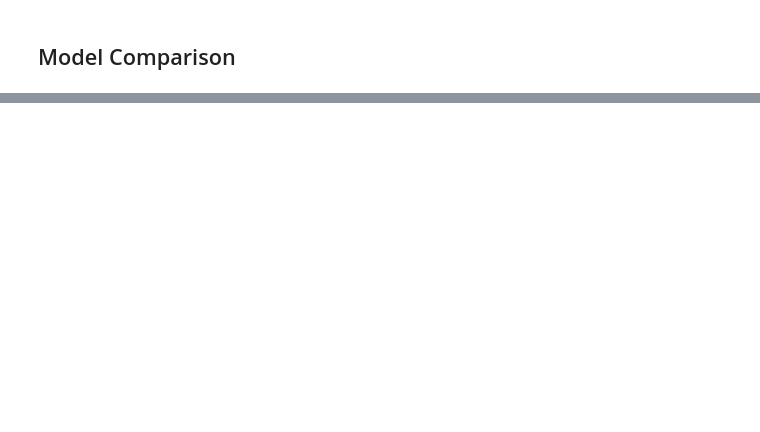
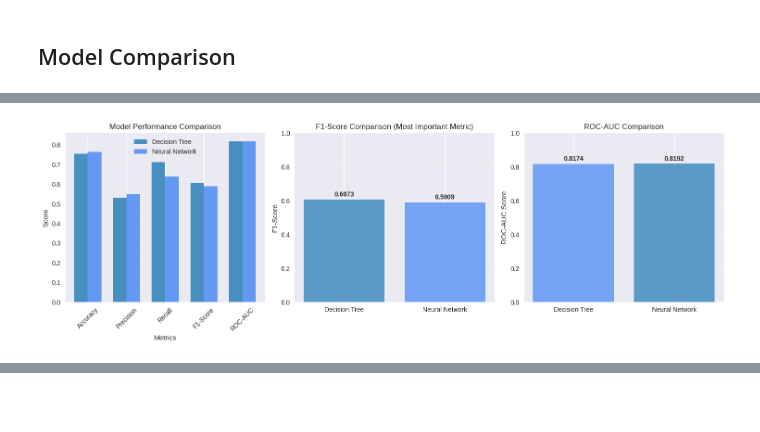
Before and after one commit to Saniru2006/Telco_Customer_Churn_2425606, a Jupyter notebook: CM2604_2425606_ICW.ipynb, the cells around one changed output, grey strips where cells are left out. Saved outputs shown, nothing was run; the diff lists cells and outputs as text; code cells hidden in the pictures; blank space fills up the shorter version.

```diff
--- a/CM2604_2425606_ICW.ipynb
+++ b/CM2604_2425606_ICW.ipynb
@@ -966,2 +1087,100 @@ Model: "sequential"
 # %% [markdown]
 ## Model Comparison
+# %%
+print("\n2.5 MODEL COMPARISON")
+
+# Create comparison table
+comparison_data = {
+    'Metric': ['Accuracy', 'Precision', 'Recall', 'F1-Score', 'ROC-AUC'],
+    'Decision Tree': [
+        dt_results['accuracy'],
+        dt_results['precision'],
+        dt_results['recall'],
+        dt_results['f1'],
+        dt_results['auc']
+    ],
+    'Neural Network': [
+        nn_results['accuracy'],
+        nn_results['precision'],
+        nn_results['recall'],
+        nn_results['f1'],
+        nn_results['auc']
+    ]
+}
+
+comparison_df = pd.DataFrame(comparison_data)
+print("\nModel Performance Comparison:")
+display(comparison_df.round(4))
+
+# Visual comparison
+fig, axes = plt.subplots(1, 3, figsize=(15, 5))
+
+# Bar chart comparison
+metrics = ['Accuracy', 'Precision', 'Recall', 'F1-Score', 'ROC-AUC']
+x_pos = np.arange(len(metrics))
+width = 0.35
+
+axes[0].bar(x_pos - width/2, comparison_df['Decision Tree'], width,
+            label='Decision Tree', alpha=0.8, color='#1f77b4')
+axes[0].bar(x_pos + width/2, comparison_df['Neural Network'], width,
+            label='Neural Network', alpha=0.8, color='#4285f4')
+
+axes[0].set_xlabel('Metrics')
+axes[0].set_ylabel('Score')
+axes[0].set_title('Model Performance Comparison')
+axes[0].set_xticks(x_pos)
+axes[0].set_xticklabels(metrics, rotation=45)
+axes[0].legend()
+axes[0].grid(axis='y', alpha=0.3)
+
+# F1-Score focus
+models = ['Decision Tree', 'Neural Network']
+f1_scores = [dt_results['f1'], nn_results['f1']]
+colors = ['#1f77b4', '#4285f4'] if dt_results['f1'] > nn_results['f1'] else ['#4285f4', '#1f77b4']
+
+bars = axes[1].bar(models, f1_scores, color=colors, alpha=0.7)
+axes[1].set_title('F1-Score Comparison (Most Important Metric)')
+axes[1].set_ylabel('F1-Score')
+axes[1].set_ylim(0, 1)
+axes[1].grid(axis='y', alpha=0.3)
+
+for bar, score in zip(bars, f1_scores):
+    axes[1].text(bar.get_x() + bar.get_width()/2, bar.get_height() + 0.01,
+                f'{score:.4f}', ha='center', va='bottom', fontweight='bold')
+
+# 3. ROC-AUC comparison
+auc_scores = [dt_results['auc'], nn_results['auc']]
+colors_auc = ['#1f77b4', '#4285f4'] if dt_results['auc'] > nn_results['auc'] else ['#4285f4', '#1f77b4']
+
+bars_auc = axes[2].bar(models, auc_scores, color=colors_auc, alpha=0.7)
+axes[2].set_title('ROC-AUC Comparison')
+axes[2].set_ylabel('ROC-AUC Score')
+axes[2].set_ylim(0, 1)
+axes[2].grid(axis='y', alpha=0.3)
+
+for bar, score in zip(bars_auc, auc_scores):
+    axes[2].text(bar.get_x() + bar.get_width()/2, bar.get_height() + 0.01,
+                f'{score:.4f}', ha='center', va='bottom', fontweight='bold')
+
+plt.tight_layout()
+plt.show()
+
+# Determine best model
+if dt_results['f1'] > nn_results['f1']:
+    best_model = 'Decision Tree'
+    best_f1 = dt_results['f1']
+else:
+    best_model = 'Neural Network'
+    best_f1 = nn_results['f1']
+
+print(f"\nBest Model: {best_model}")
+print(f"Best F1-Score: {best_f1:.4f}")
+
+# Baseline vs Tuned comparison
+print("\nBaseline vs Tuned Models:")
+print("-" * 40)
+print(f"{'Model':<25}{'Baseline':<12}{'Tuned':<12}{'Improvement'}")
+print("-" * 40)
+print(f"{'Decision Tree':<25}{baseline_accuracy:<12.4f}{dt_results['accuracy']:<12.4f}{dt_results['accuracy'] - baseline_accuracy:+.4f}")
+print(f"{'Neural Network':<25}{test_acc:<12.4f}{nn_results['accuracy']:<12.4f}{nn_results['accuracy'] - test_acc:+.4f}")
+# %% [output]
@@ -967,0 +1196 @@ Model: "sequential"
+[figure, added]
```
Also changed, not shown: parts of 2 cells of this notebook.
